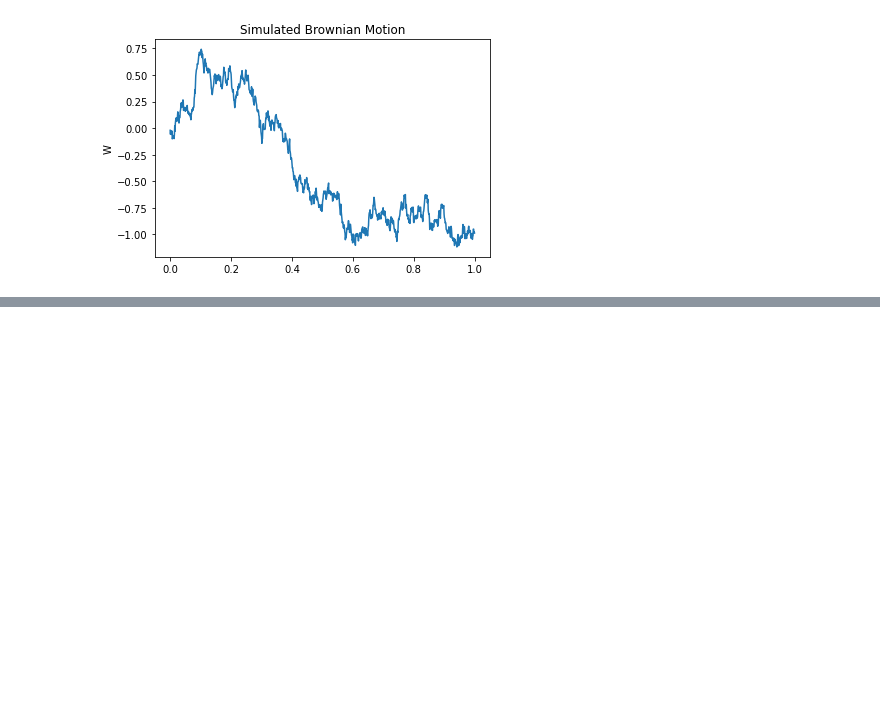
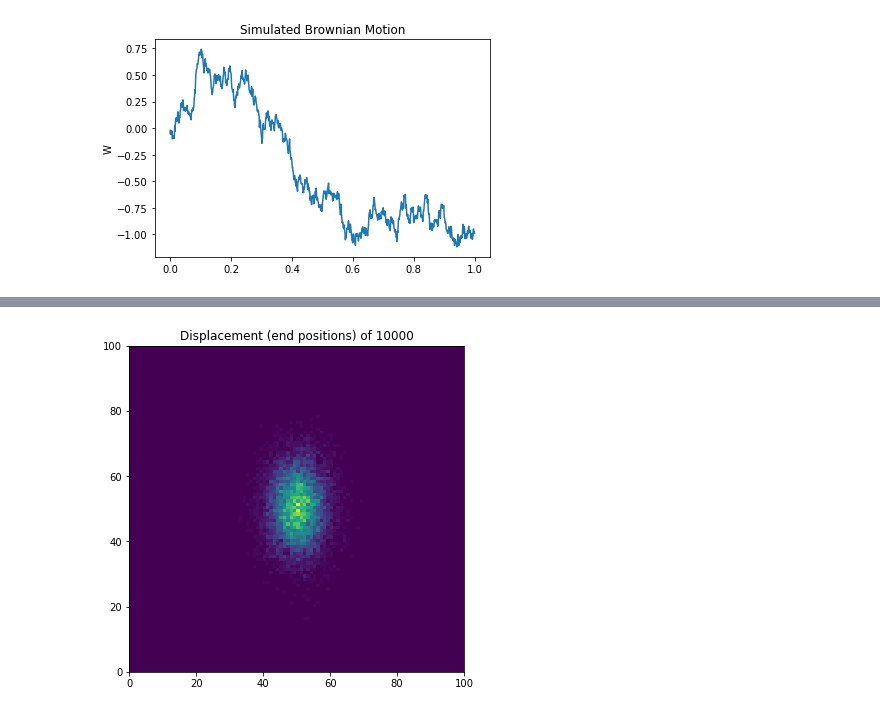
Before and after one commit to mavcunha/simmod, a Jupyter notebook: SimMod Notes.ipynb, the cells around one changed output, grey strips where cells are left out. Drawn from its saved outputs; the diff is of its cells as text; code cells hidden in the pictures; blank space fills up the shorter version.

```diff
--- a/SimMod Notes.ipynb
+++ b/SimMod Notes.ipynb
@@ -72,0 +113,16 @@ plt.show()
+# %%
+matrix = np.ones([100, 100])
+
+iterations = 10000
+
+for _ in range(iterations):
+    x, y = experiment()
+    # count the final position offset by 50
+    matrix[x[-1] + 50][y[-1] + 50] += 1
+
+plt.figure(figsize=(6, 6))
+plt.title(f'Displacement (end positions) of {iterations}')
+plt.pcolormesh(matrix)
+plt.show()
+# %% [output]
+[figure, added]
```
Also changed, not shown: parts of 3 cells of this notebook.
